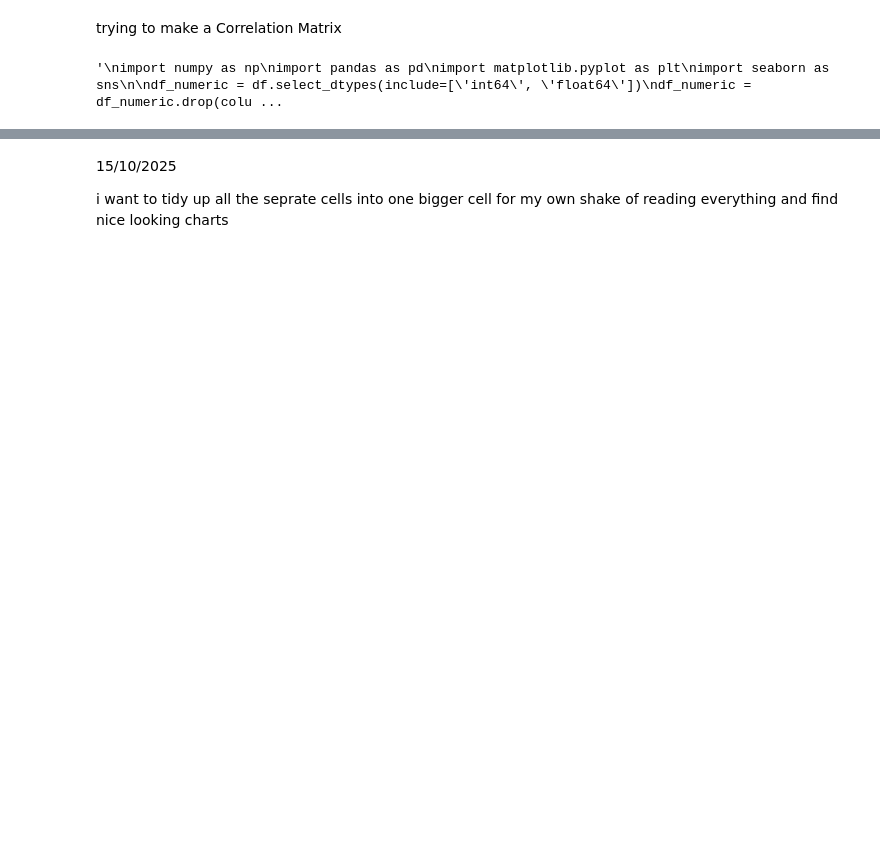
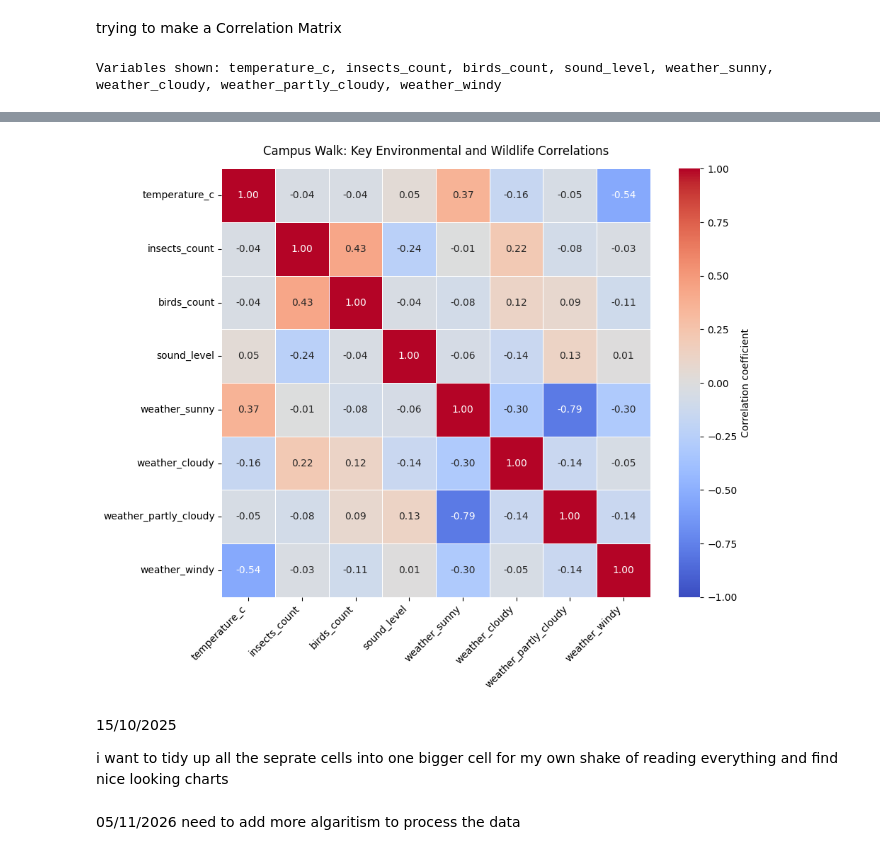
Before and after one commit to EOONU/ml-campus-walk-data-project-colab, a Jupyter notebook: Python_project.ipynb, the cells around one changed output, grey strips where cells are left out. Cells and saved outputs as stored; diff of their text form; code cells hidden in the pictures; blank space fills up the shorter version.

```diff
--- a/Python_project.ipynb
+++ b/Python_project.ipynb
@@ -290,32 +292,48 @@ Cleaned dataset saved successfully!
 # %% [markdown]
 trying to make a Correlation Matrix
-# %%
-"""
-import numpy as np
-import pandas as pd
-import matplotlib.pyplot as plt
-import seaborn as sns
-
-df_numeric = df.select_dtypes(include=['int64', 'float64'])
-df_numeric = df_numeric.drop(columns=['insects_count', 'birds_count'])
-df_numeric = df_numeric.dropna()
-corr_matrix = df_numeric.corr()
-plt.figure(figsize=(8, 6))
-sns.heatmap(
-    corr_matrix,
-    annot=True,
-    cmap="coolwarm",
-    vmin=-1,
-    vmax=1,
-    fmt=".2f",
-    linewidths=1,
-    square=True,
-    cbar_kws={"label": "Correlation Coefficient"}
-)
-
-plt.title("Correlation Matrix", fontsize=14, pad=15)
-plt.tight_layout()
-plt.show()\
-"""
-# %% [output]
-'\nimport numpy as np\nimport pandas as pd\nimport matplotlib.pyplot as plt\nimport seaborn as sns\n\ndf_numeric = df.select_dtypes(include=[\'int64\', \'float64\'])\ndf_numeric = df_numeric.drop(colu ...
+# %%
+import pandas as pd
+import matplotlib.pyplot as plt
+import seaborn as sns
+
+# Keeping measurements that are most useful for this campus study
+cols = ['temperature_c', 'insects_count', 'birds_count']
+data = df[cols].copy()
+for col in cols:
+    data[col] = pd.to_numeric(data[col], errors='coerce')
+
+# Sound has a natural low-to-high order
+if 'sound level' in df.columns:
+    sound = df['sound level'].astype('string').str.strip().str.lower()
+    data['sound_level'] = sound.map({'quiet': 1, 'moderate': 2, 'loud': 3})
+
+# Keeping only the main weather categories
+if 'weather' in df.columns:
+    weather = df['weather'].astype('string').str.strip().str.lower()
+    main_weather = ['sunny', 'cloudy', 'partly cloudy', 'windy', 'rainy']
+    for condition in main_weather:
+        if (weather == condition).any():
+            data['weather_' + condition.replace(' ', '_')] = (weather == condition).astype(float)
+
+# Remove any column with no variation
+data = data.loc[:, data.nunique(dropna=True) > 1]
+corr_matrix = data.corr()
+
+print('Variables shown:', ', '.join(data.columns))
+display(corr_matrix.round(2))
+
+plt.figure(figsize=(10, 8))
+sns.heatmap(
+    corr_matrix,
+    annot=True, fmt='.2f', cmap='coolwarm',
+    vmin=-1, vmax=1, center=0, square=True,
+    linewidths=0.5,
+    cbar_kws={'label': 'Correlation coefficient'}
+)
+plt.title('Campus Walk: Key Environmental and Wildlife Correlations', pad=14)
+plt.xticks(rotation=45, ha='right')
+plt.yticks(rotation=0)
+plt.tight_layout()
+plt.show()
+# %% [output]
+Variables shown: temperature_c, insects_count, birds_count, sound_level, weather_sunny, weather_cloudy, weather_partly_cloudy, weather_windy
@@ -322,4 +349,8 @@ plt.show()\
+[figure, added]
 # %% [markdown]
 15/10/2025
 
 i want to tidy up all the seprate cells into one bigger cell for my own shake of reading everything and find nice looking charts
+# %% [markdown]
+05/11/2026
+need to add more algaritism to process the data
```
Also changed, not shown: parts of 4 cells of this notebook.
